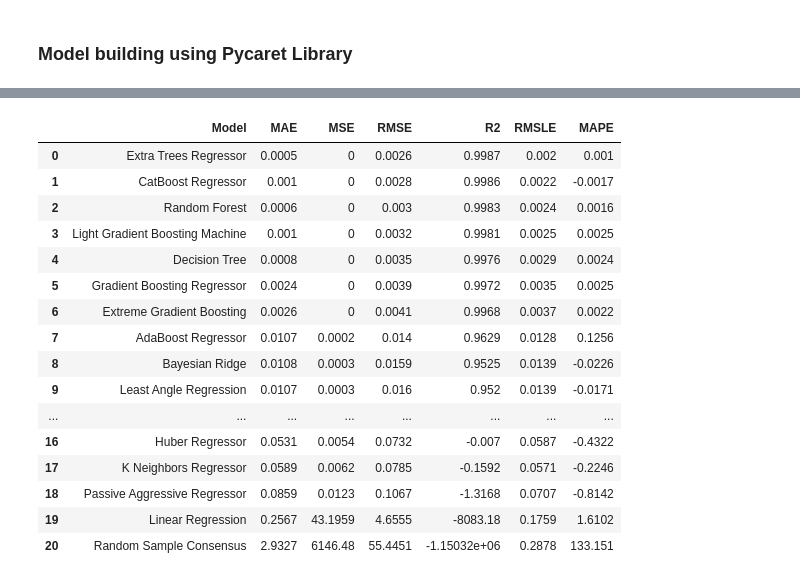
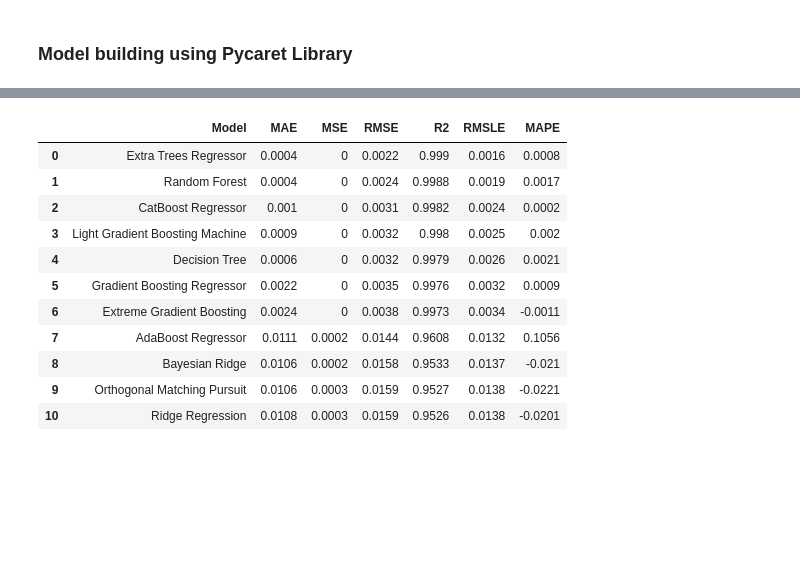
Before and after one commit to bigtoga/Project3, a Jupyter notebook: Justin/firstComplete - Copy.ipynb, the cells around one changed output, grey strips where cells are left out. Cells and saved outputs as stored; diff of their text form; code cells hidden in the pictures; blank space fills up the shorter version.

```diff
--- a/Justin/firstComplete - Copy.ipynb
+++ b/Justin/firstComplete - Copy.ipynb
@@ -188,24 +188,20 @@ Setup Succesfully Completed!
 | 40 | Feature Ratio | False |
 | 41 | Interaction Threshold | None |
 # %%
-# 10% sample size, 2 folds, always blacklist 'tr'
-model_results=compare_models(fold = 2, blacklist = ['tr'])
+# 10% sample size, 5 folds, blacklist = ['ransac', 'lr', 'par', 'knn', 'huber', 'svm', 'lasso', 'llar', 'en', 'tr']
+model_results=compare_models(fold = 5, blacklist = ['ransac', 'lr', 'par', 'knn', 'huber', 'svm', 'lasso', 'llar', 'en', 'tr',
+                                                    'lar'])
 model_results
 # %% [output]
 |  | Model | MAE | MSE | RMSE | R2 | RMSLE | MAPE |
-| 0 | Extra Trees Regressor | 0.0005 | 0 | 0.0026 | 0.9987 | 0.002 | 0.001 |
-| 1 | CatBoost Regressor | 0.001 | 0 | 0.0028 | 0.9986 | 0.0022 | -0.0017 |
-| 2 | Random Forest | 0.0006 | 0 | 0.003 | 0.9983 | 0.0024 | 0.0016 |
-| 3 | Light Gradient Boosting Machine | 0.001 | 0 | 0.0032 | 0.9981 | 0.0025 | 0.0025 |
-| 4 | Decision Tree | 0.0008 | 0 | 0.0035 | 0.9976 | 0.0029 | 0.0024 |
-| 5 | Gradient Boosting Regressor | 0.0024 | 0 | 0.0039 | 0.9972 | 0.0035 | 0.0025 |
-| 6 | Extreme Gradient Boosting | 0.0026 | 0 | 0.0041 | 0.9968 | 0.0037 | 0.0022 |
-| 7 | AdaBoost Regressor | 0.0107 | 0.0002 | 0.014 | 0.9629 | 0.0128 | 0.1256 |
-| 8 | Bayesian Ridge | 0.0108 | 0.0003 | 0.0159 | 0.9525 | 0.0139 | -0.0226 |
-| 9 | Least Angle Regression | 0.0107 | 0.0003 | 0.016 | 0.952 | 0.0139 | -0.0171 |
-| ... | ... | ... | ... | ... | ... | ... | ... |
-| 16 | Huber Regressor | 0.0531 | 0.0054 | 0.0732 | -0.007 | 0.0587 | -0.4322 |
-| 17 | K Neighbors Regressor | 0.0589 | 0.0062 | 0.0785 | -0.1592 | 0.0571 | -0.2246 |
-| 18 | Passive Aggressive Regressor | 0.0859 | 0.0123 | 0.1067 | -1.3168 | 0.0707 | -0.8142 |
-| 19 | Linear Regression | 0.2567 | 43.1959 | 4.6555 | -8083.18 | 0.1759 | 1.6102 |
-| 20 | Random Sample Consensus | 2.9327 | 6146.48 | 55.4451 | -1.15032e+06 | 0.2878 | 133.151 |
+| 0 | Extra Trees Regressor | 0.0004 | 0 | 0.0022 | 0.999 | 0.0016 | 0.0008 |
+| 1 | Random Forest | 0.0004 | 0 | 0.0024 | 0.9988 | 0.0019 | 0.0017 |
+| 2 | CatBoost Regressor | 0.001 | 0 | 0.0031 | 0.9982 | 0.0024 | 0.0002 |
+| 3 | Light Gradient Boosting Machine | 0.0009 | 0 | 0.0032 | 0.998 | 0.0025 | 0.002 |
+| 4 | Decision Tree | 0.0006 | 0 | 0.0032 | 0.9979 | 0.0026 | 0.0021 |
+| 5 | Gradient Boosting Regressor | 0.0022 | 0 | 0.0035 | 0.9976 | 0.0032 | 0.0009 |
+| 6 | Extreme Gradient Boosting | 0.0024 | 0 | 0.0038 | 0.9973 | 0.0034 | -0.0011 |
+| 7 | AdaBoost Regressor | 0.0111 | 0.0002 | 0.0144 | 0.9608 | 0.0132 | 0.1056 |
+| 8 | Bayesian Ridge | 0.0106 | 0.0002 | 0.0158 | 0.9533 | 0.0137 | -0.021 |
+| 9 | Orthogonal Matching Pursuit | 0.0106 | 0.0003 | 0.0159 | 0.9527 | 0.0138 | -0.0221 |
+| 10 | Ridge Regression | 0.0108 | 0.0003 | 0.0159 | 0.9526 | 0.0138 | -0.0201 |
```
Also changed, not shown: parts of 15 cells of this notebook, 4 other files.
